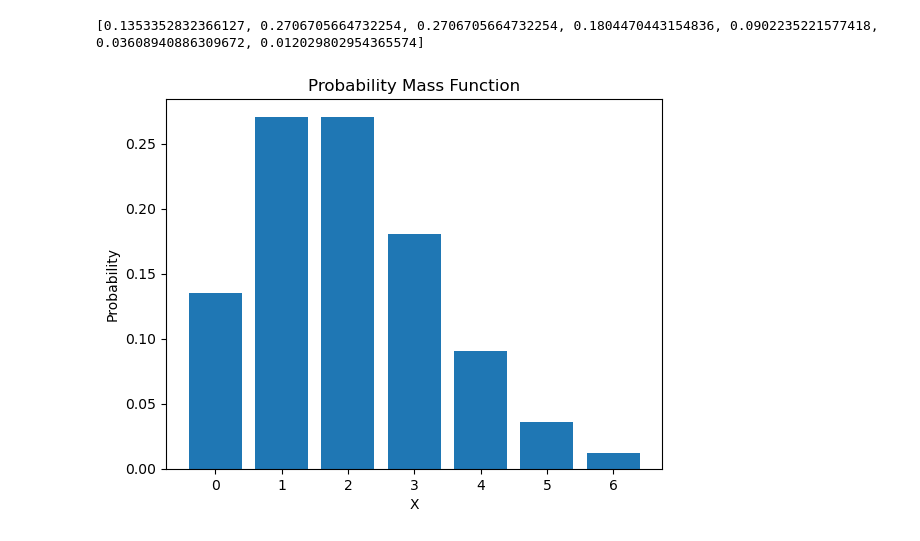
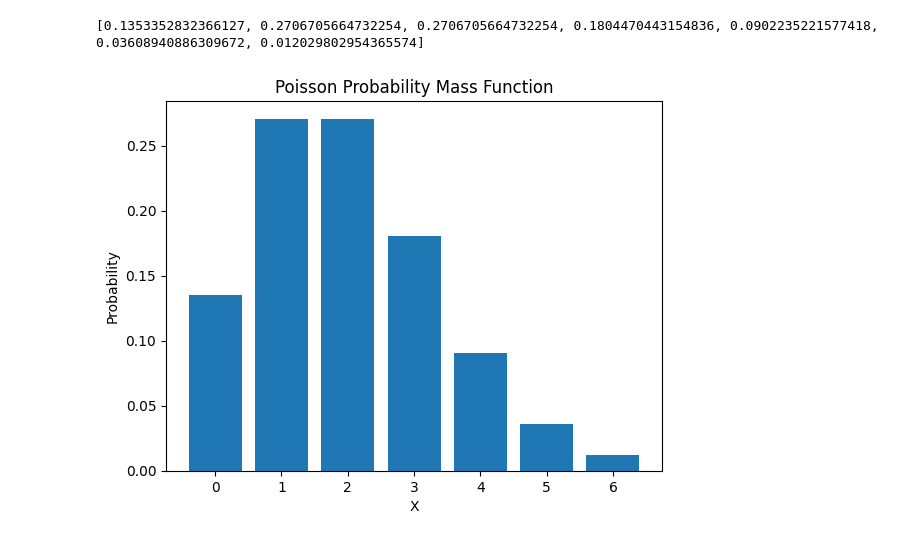
Before and after one commit to rjwrobel86/Python4Statistics, a Jupyter notebook: Notebooks/Binomial and Poisson.ipynb, the cells around one changed output. Cells and saved outputs as stored; diff of their text form; code cells hidden in the pictures.

```diff
--- a/Notebooks/Binomial and Poisson.ipynb
+++ b/Notebooks/Binomial and Poisson.ipynb
@@ -62,7 +62,7 @@ binomial(x,n,pi)
 0.011160261000000003
 # %%
 #Creating a probability distribution
-successes = [0,1,2,3,4,5,6]
+successes = [0,1,2,3,4,5]
 pi = 0.1
 n = 10
 probs = []
@@ -164,9 +164,9 @@ print(p_of_x)
 [0.1353352832366127, 0.2706705664732254, 0.2706705664732254, 0.1804470443154836, 0.0902235221577418, 0.03608940886309672, 0.012029802954365574]
 # %%
 plt.bar(x, p_of_x)
-plt.title('Probability Mass Function')
+plt.title('Poisson Probability Mass Function')
 plt.xlabel('X')
 plt.ylabel('Probability')
 plt.show()
 # %% [output]
-[figure, old version]
+[figure, new version]
```
Also changed, not shown: parts of 4 cells of this notebook.
